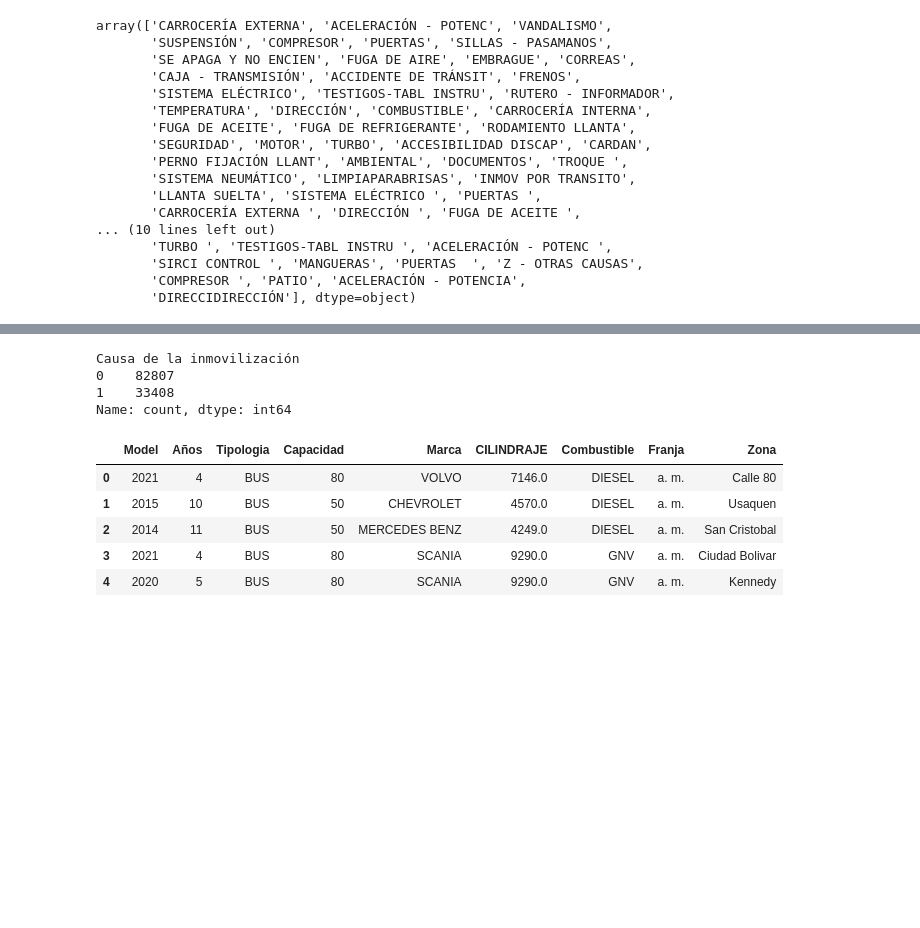
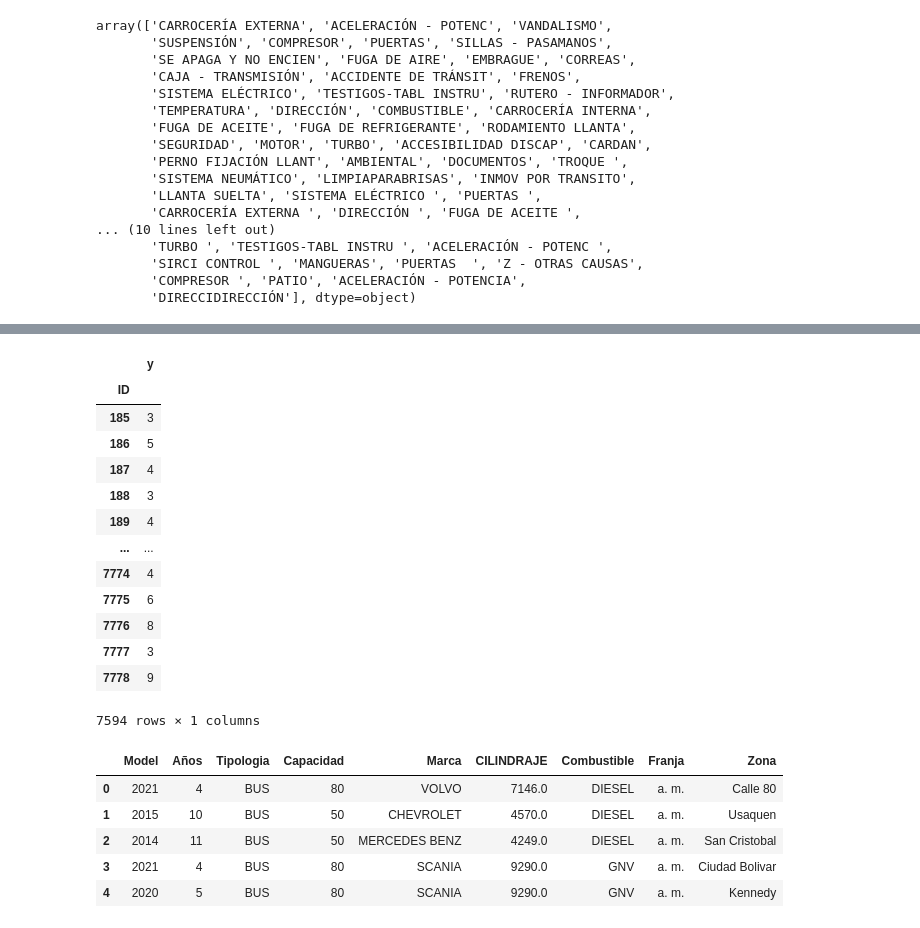
Before and after one commit to julihdez36/Metodos_estadisticos, a Jupyter notebook: buses2.ipynb, the cells around one changed output, grey strips where cells are left out. Cells and saved outputs as stored; diff of their text form; code cells hidden in the pictures; blank space fills up the shorter version.

```diff
--- a/buses2.ipynb
+++ b/buses2.ipynb
@@ -87,10 +95,20 @@ y = df['Causa de la inmovilización'].isin(causas_explicables).astype(int)
 # %%
-y.value_counts()
+df[['ID','y']].groupby('ID').sum()
 # %% [output]
+|  | y |
+| ID |  |
+| 185 | 3 |
+| 186 | 5 |
+| 187 | 4 |
+| 188 | 3 |
+| 189 | 4 |
+| ... | ... |
+| 7774 | 4 |
+| 7775 | 6 |
+| 7776 | 8 |
+| 7777 | 3 |
+| 7778 | 9 |
-Causa de la inmovilización
-0    82807
-1    33408
-Name: count, dtype: int64
+7594 rows × 1 columns
 # %%
 # Definamos nuestra matriz de caracteristicas X
 
```
Also changed, not shown: parts of 16 cells of this notebook.
